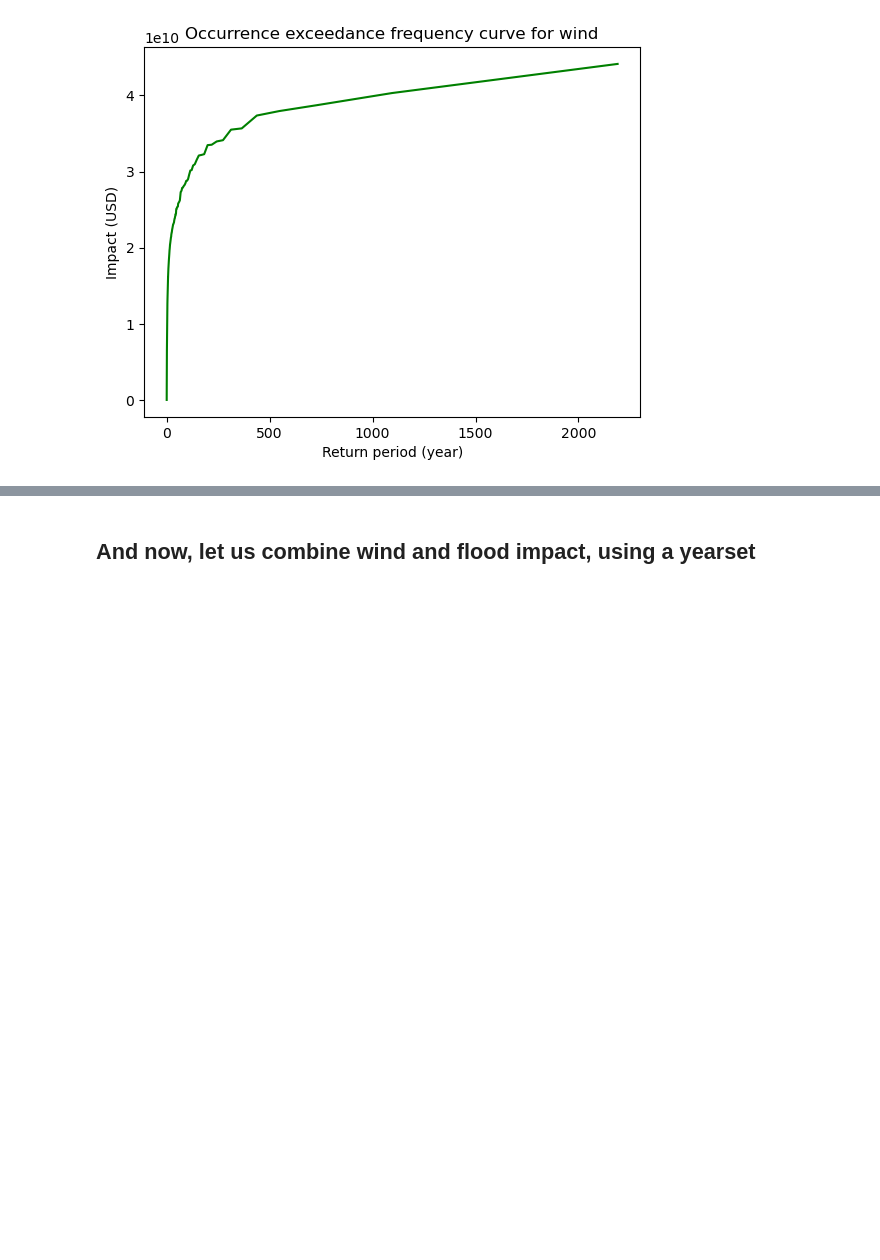
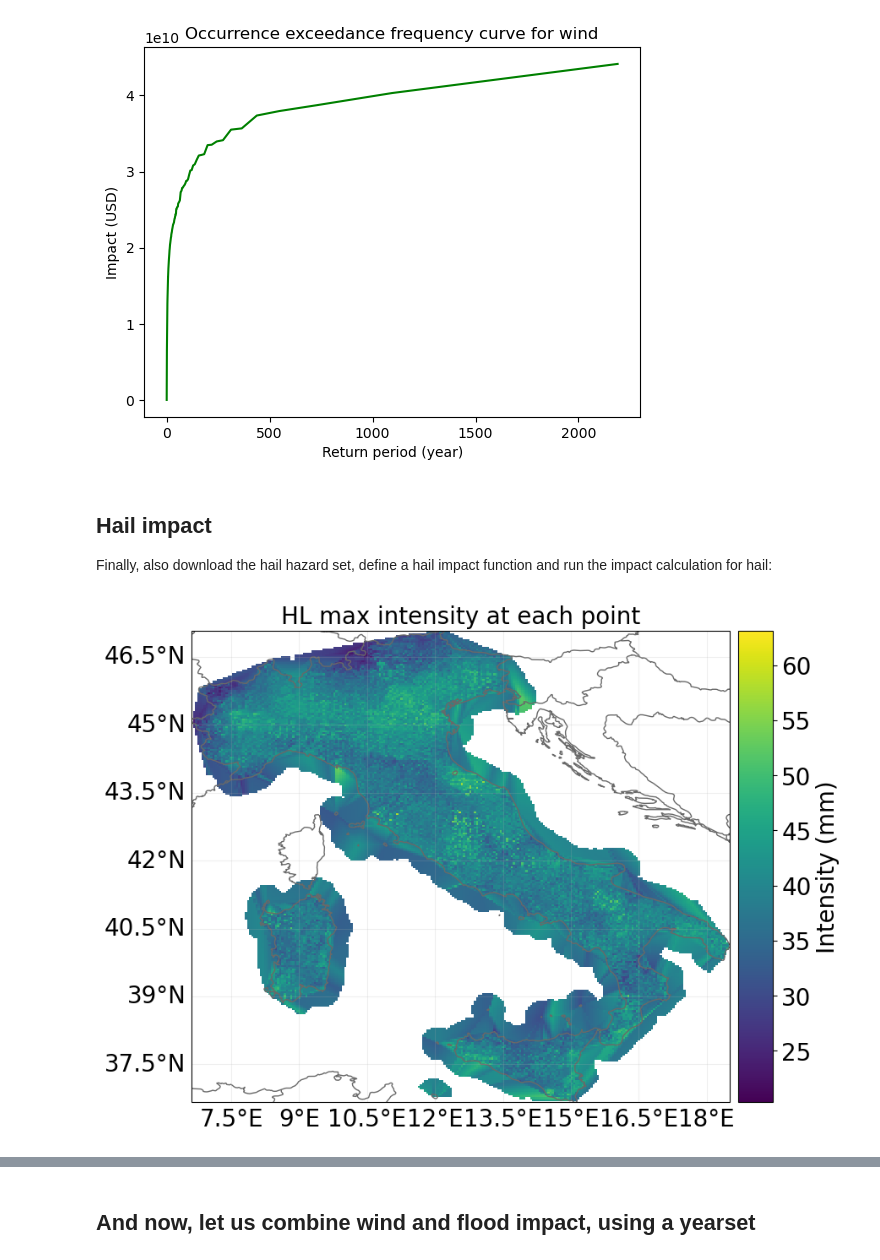
Before and after one commit to CLIMADA-project/climada-snippets, a Jupyter notebook: 002_ITA_WS_FL_HL_combine_demo.ipynb, the cells around one changed output, grey strips where cells are left out. Cells and saved outputs as stored; diff of their text form; code cells hidden in the pictures; blank space fills up the shorter version.

Commit message:
add hail impact calc

```diff
--- a/002_ITA_WS_FL_HL_combine_demo.ipynb
+++ b/002_ITA_WS_FL_HL_combine_demo.ipynb
@@ -115,3 +119,13 @@ ax.set_title('Occurrence exceedance frequency curve for wind')
 # %% [output]
 Text(0.5, 1.0, 'Occurrence exceedance frequency curve for wind')
 [figure]
+# %% [markdown]
+## Hail impact
+
+Finally, also download the hail hazard set, define a hail impact function and run the impact calculation for hail:
+# %%
+hail_hazard_set = client.get_hazard('hail', properties={'country_iso3alpha': country_to_iso(country_name), 'data_source': "model", 'climate_scenario': 'REF'})
+# %%
+hail_hazard_set.plot_intensity(0);
+# %% [output]
+[figure, added]
```
Also changed, not shown: parts of 6 cells of this notebook.
